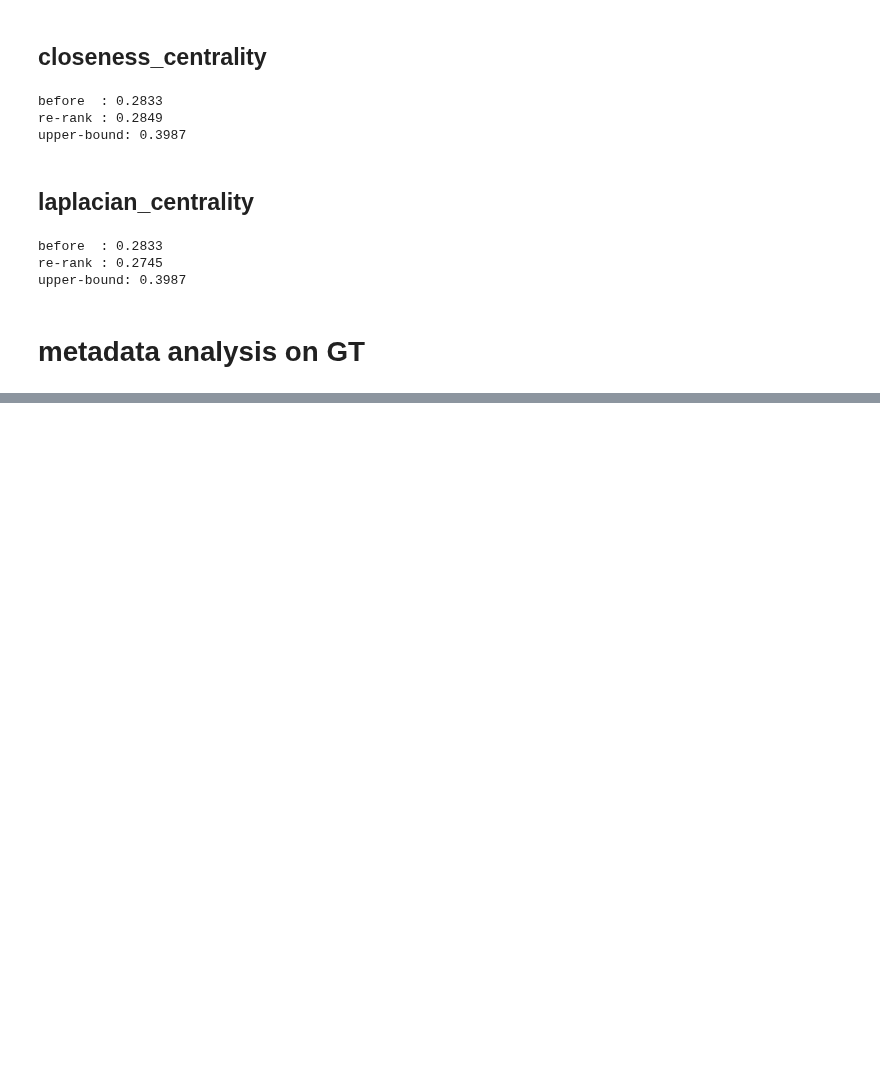
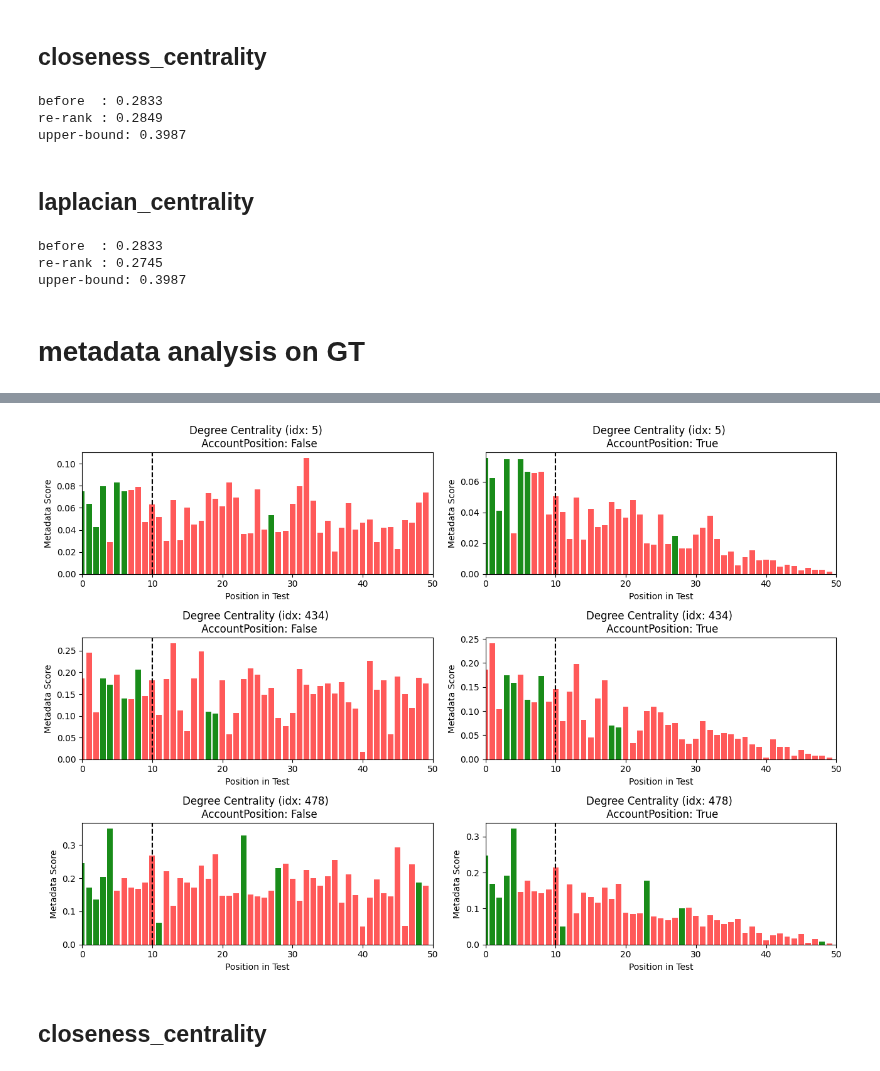
Before and after one commit to zyang37/beyond_vector_search, a Jupyter notebook: notebooks/re_rank.ipynb, the cells around one changed output, grey strips where cells are left out. Drawn from its saved outputs; the diff is of its cells as text; code cells hidden in the pictures; blank space fills up the shorter version.

```diff
--- a/notebooks/re_rank.ipynb
+++ b/notebooks/re_rank.ipynb
@@ -366,0 +503,49 @@ dc
+# %%
+def plot_degree_centrality_for_idx(sample_idx, test_res, gt_res, g_data, k, account_for_position=False, ax=None):
+    mg = construct_metagraph_from_ids(test_res[sample_idx], g_data)
+    dc = nx.degree_centrality(mg.G)
+
+    # for dp in test_res[sample_idx] and in GT, compute metadata score
+    dp_meta_score = {}
+    for i, dp_id in enumerate(test_res[sample_idx]):
+        metadata = g_data.data_dict[dp_id]
+        if account_for_position:
+            dp_meta_score[dp_id] = np.mean([dc[md] for md in metadata]) * (1 - i/len(test_res[sample_idx]))
+        else:
+            dp_meta_score[dp_id] = np.mean([dc[md] for md in metadata])
+
+    if ax is None:
+        fig, ax = plt.subplots(figsize=(5.5, 2.5))
+
+    for i, dp_id in enumerate(test_res[sample_idx]):
+        if dp_id in gt_res[sample_idx]:
+            ax.bar(i, dp_meta_score[dp_id], color='green', alpha=0.9, label='GT')
+        else:
+            ax.bar(i, dp_meta_score[dp_id], color='red', alpha=0.65)
+    ax.set_xlabel("Position in Test")
+    ax.set_ylabel("Metadata Score")
+    # add vertical line at k
+    ax.axvline(x=k, color='black', linestyle='--')
+    ax.set_title("Degree Centrality (idx: %d) \n AccountPosition: %s" % (sample_idx, account_for_position))
+    # set x-limit to k
+    ax.set_xlim([0, len(test_res[sample_idx])])
+    # plt.tight_layout()
+    # plt.show()
+    return ax
+# %%
+# depend on number of random idx, make subplots, in 2 columns: accout for position and not
+
+number_of_plots = 3
+
+fig, axs = plt.subplots(number_of_plots, 2, figsize=(13, 3*number_of_plots))
+
+for i in range(number_of_plots):
+    random_idx = random.randint(0, len(test_res))
+    plot_degree_centrality_for_idx(random_idx, test_res, gt_res, g_data, k, account_for_position=False, ax=axs[i][0])
+    plot_degree_centrality_for_idx(random_idx, test_res, gt_res, g_data, k, account_for_position=True, ax=axs[i][1])
+plt.tight_layout()
+plt.show()
+# %% [output]
+[figure, added]
+# %% [markdown]
+## closeness_centrality
```
Also changed, not shown: parts of 15 cells of this notebook, 1 other file.
